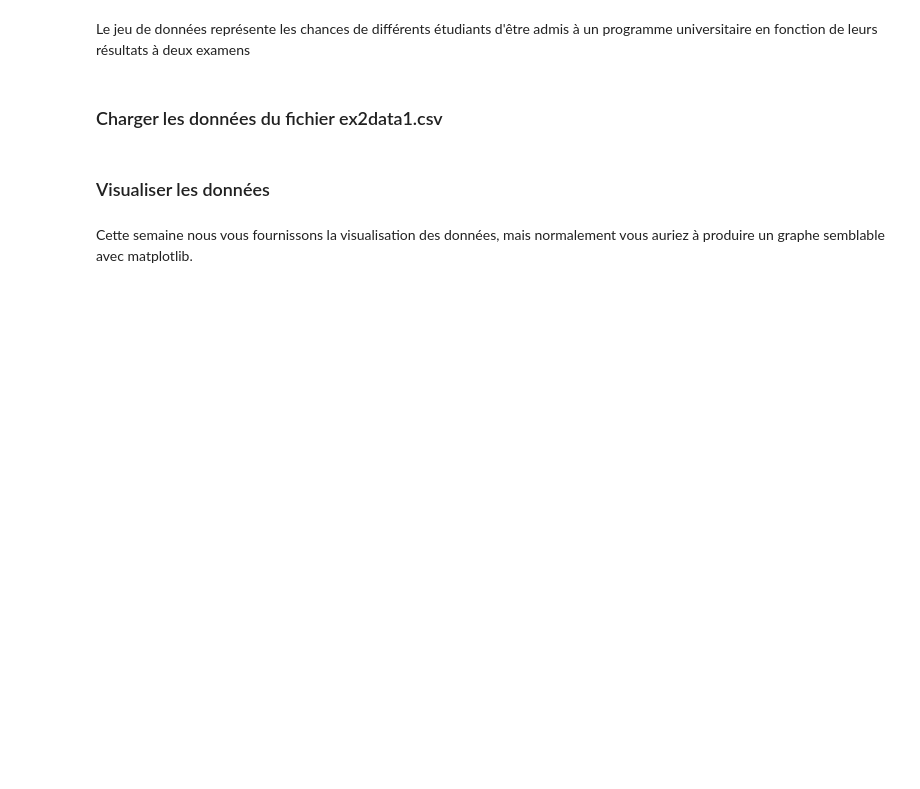
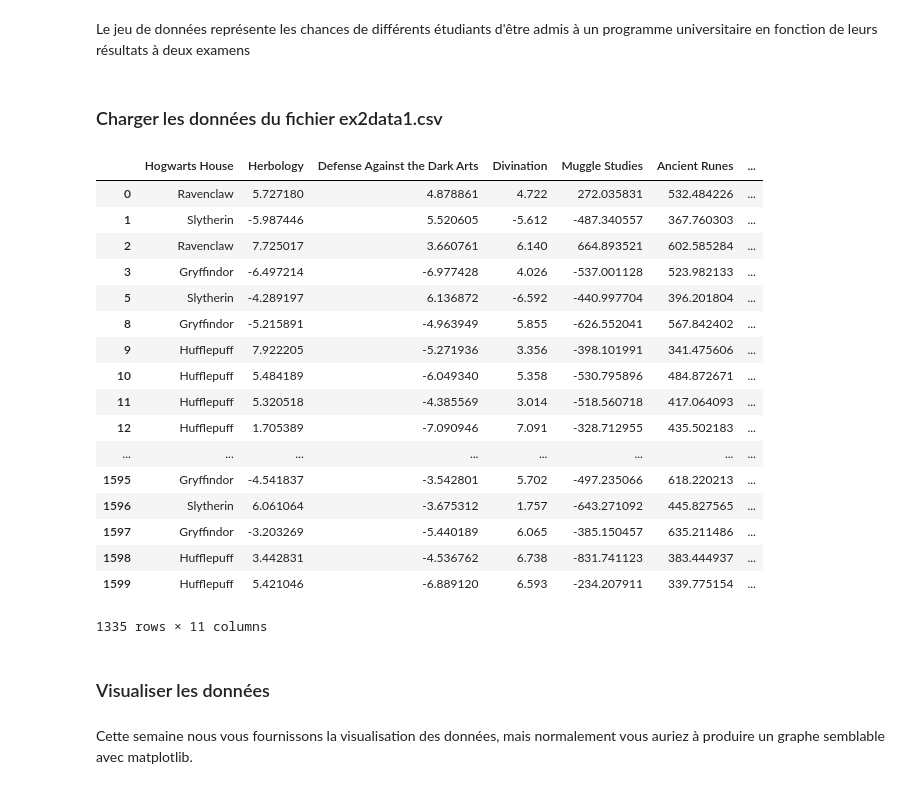
Before and after one commit to Dededede4/dslr, a Jupyter notebook: correction.ipynb, the cells around one changed output. Cells and saved outputs as stored; diff of their text form; code cells hidden in the pictures; blank space fills up the shorter version.

```diff
--- a/correction.ipynb
+++ b/correction.ipynb
@@ -16,9 +16,28 @@ np.set_printoptions(formatter={'float': lambda x: "{0:0.6f}".format(x)})
 # %%
 data = pd.read_csv("dataset_train.csv")
 data = data.drop(columns = ['First Name', 'Last Name', 'Birthday', 'Best Hand', 'Index'])
 data = data.drop(columns = ['Arithmancy', 'Care of Magical Creatures', 'Astronomy'])
 data = data.dropna() #aulieu de dropna il faut fire la tang
-# data
+data
+# %% [output]
+|  | Hogwarts House | Herbology | Defense Against the Dark Arts | Divination | Muggle Studies | Ancient Runes | ... |
+| 0 | Ravenclaw | 5.727180 | 4.878861 | 4.722 | 272.035831 | 532.484226 | ... |
+| 1 | Slytherin | -5.987446 | 5.520605 | -5.612 | -487.340557 | 367.760303 | ... |
+| 2 | Ravenclaw | 7.725017 | 3.660761 | 6.140 | 664.893521 | 602.585284 | ... |
+| 3 | Gryffindor | -6.497214 | -6.977428 | 4.026 | -537.001128 | 523.982133 | ... |
+| 5 | Slytherin | -4.289197 | 6.136872 | -6.592 | -440.997704 | 396.201804 | ... |
+| 8 | Gryffindor | -5.215891 | -4.963949 | 5.855 | -626.552041 | 567.842402 | ... |
+| 9 | Hufflepuff | 7.922205 | -5.271936 | 3.356 | -398.101991 | 341.475606 | ... |
+| 10 | Hufflepuff | 5.484189 | -6.049340 | 5.358 | -530.795896 | 484.872671 | ... |
+| 11 | Hufflepuff | 5.320518 | -4.385569 | 3.014 | -518.560718 | 417.064093 | ... |
+| 12 | Hufflepuff | 1.705389 | -7.090946 | 7.091 | -328.712955 | 435.502183 | ... |
+| ... | ... | ... | ... | ... | ... | ... | ... |
+| 1595 | Gryffindor | -4.541837 | -3.542801 | 5.702 | -497.235066 | 618.220213 | ... |
+| 1596 | Slytherin | 6.061064 | -3.675312 | 1.757 | -643.271092 | 445.827565 | ... |
+| 1597 | Gryffindor | -3.203269 | -5.440189 | 6.065 | -385.150457 | 635.211486 | ... |
+| 1598 | Hufflepuff | 3.442831 | -4.536762 | 6.738 | -831.741123 | 383.444937 | ... |
+| 1599 | Hufflepuff | 5.421046 | -6.889120 | 6.593 | -234.207911 | 339.775154 | ... |
+1335 rows × 11 columns
 # %% [markdown]
 ### Visualiser les données
 # %% [markdown]
```
Also changed, not shown: parts of 5 cells of this notebook.
